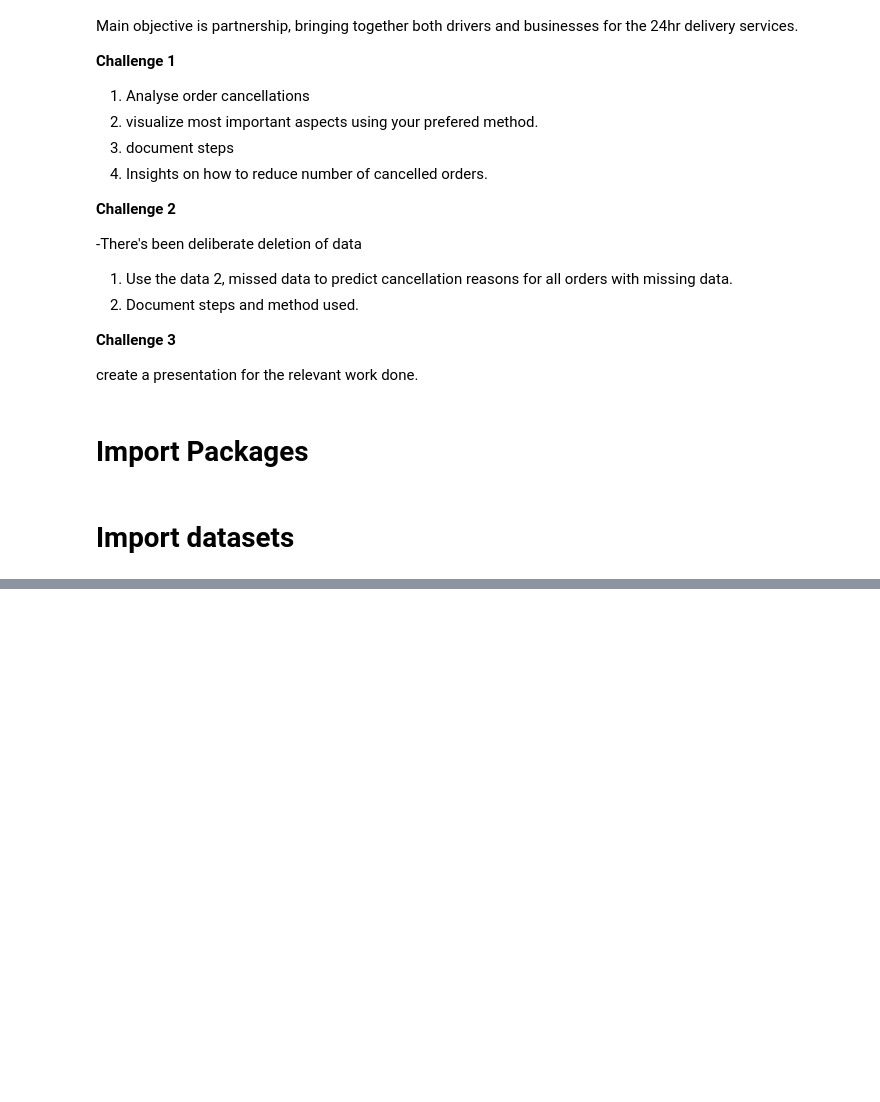
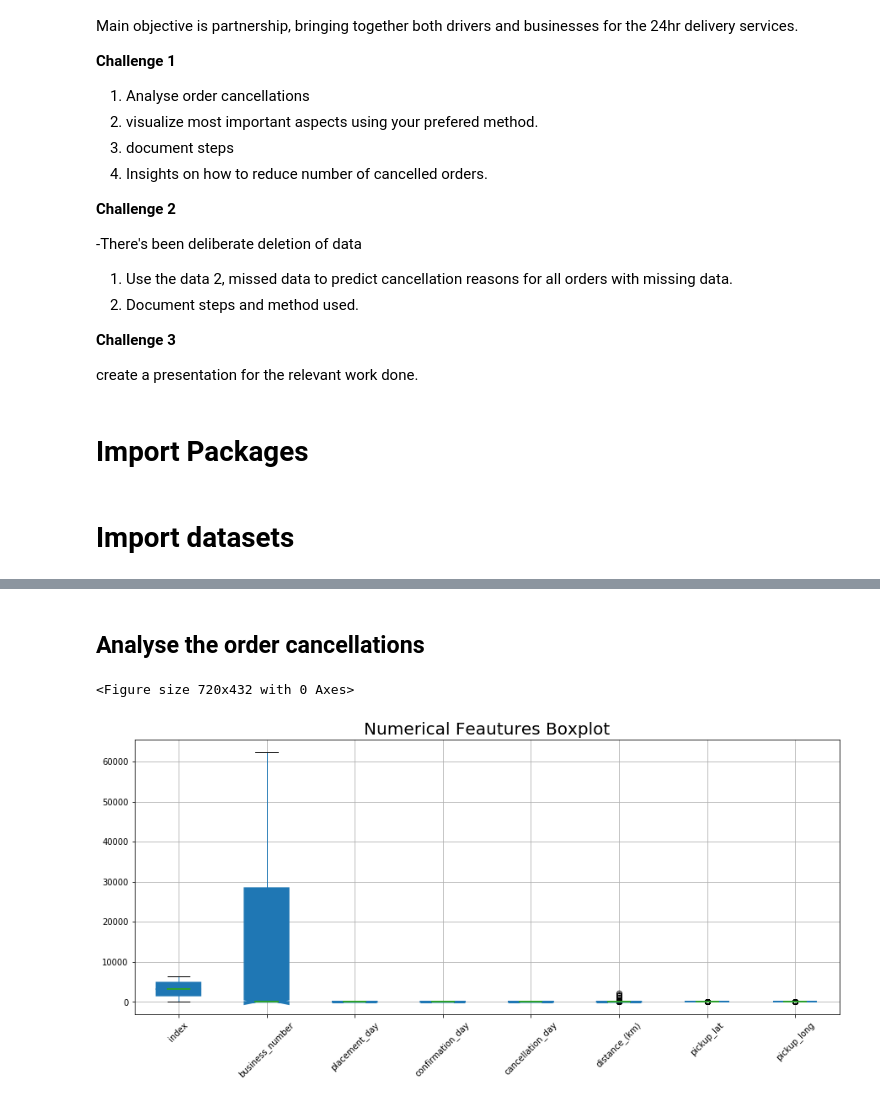
Before and after one commit to Dancilla/Challenges, a Jupyter notebook: Sendy/Sendy_notebooks/practical task analysis.ipynb, the cells around one changed output, grey strips where cells are left out. Drawn from its saved outputs; the diff is of its cells as text; code cells hidden in the pictures; blank space fills up the shorter version.

```diff
--- a/Sendy/Sendy_notebooks/practical task analysis.ipynb
+++ b/Sendy/Sendy_notebooks/practical task analysis.ipynb
@@ -43,2 +46,5 @@ import sklearn as skl
 # %% [markdown]
 # Import datasets
+# %%
+query_df = pd.read_csv('../Sendy_data/analysis_df.csv', sep=',')
+test_df = pd.read_csv('../Sendy_data/test_df.csv', sep=',')
@@ -44,0 +111,17 @@ import sklearn as skl
+# %%
+query_df=query_df.reset_index()
+# %% [markdown]
+## Analyse the order cancellations
+# %%
+fig=plt.figure(figsize=(10,6))
+fig=plt.figure(figsize=(15,6))
+query_df.boxplot(return_type='axes',
+                 patch_artist=True, notch=True,
+                    medianprops = dict(linestyle='-', linewidth=2, color='Yellow'),
+           boxprops = dict(linestyle='--', linewidth=2, color='Black', facecolor = 'blue', alpha = .75)
+                );
+plt.title('Numerical Feautures Boxplot', fontsize=20)
+plt.xticks(rotation = 45);
+# %% [output]
+<Figure size 720x432 with 0 Axes>
+[figure, added]
```
Also changed, not shown: parts of 10 cells of this notebook, 3 other files.
